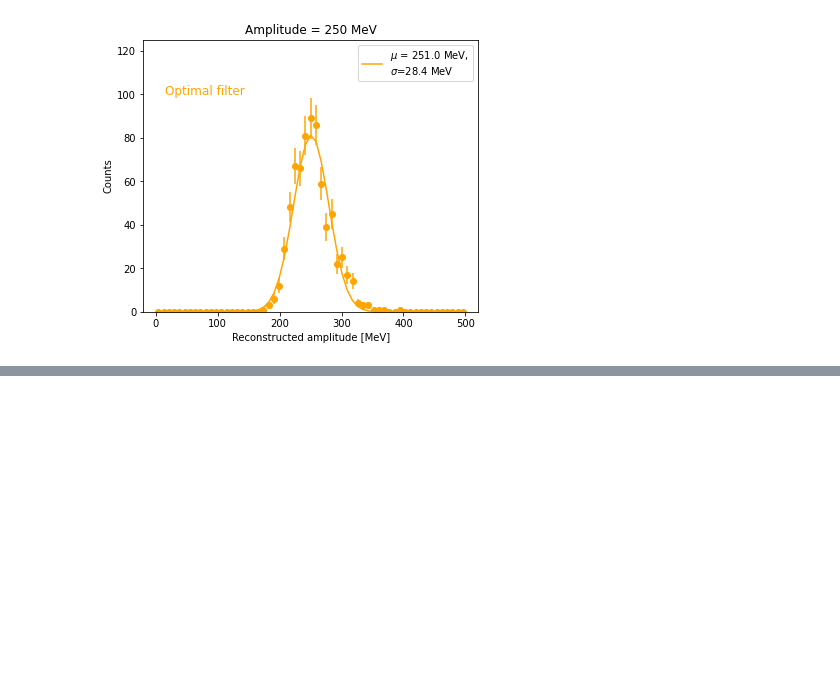
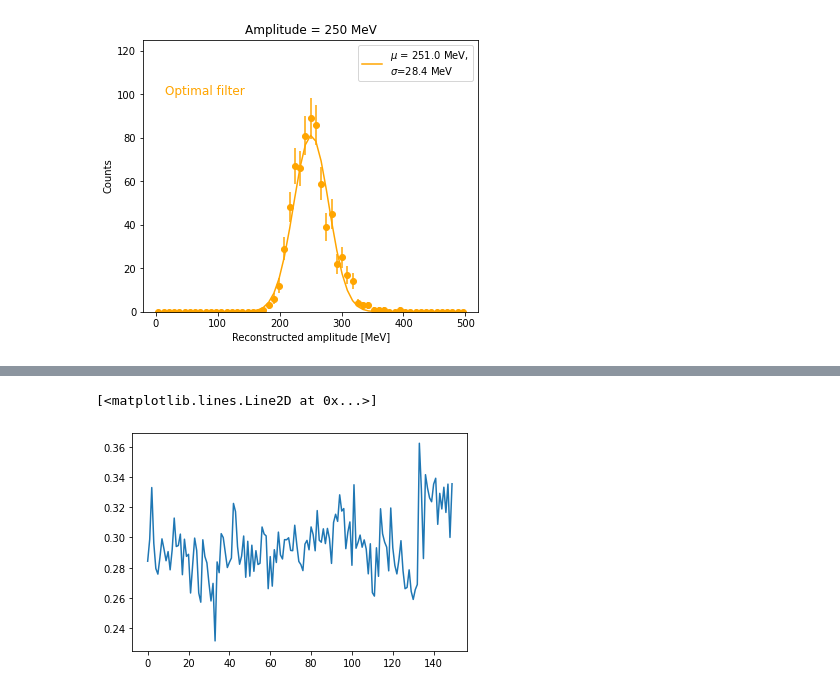
Before and after one commit to Moore-Lab/decay_analysis, a Jupyter notebook: analyze_alpha_data_20231110.ipynb, the cells around one changed output, grey strips where cells are left out. Drawn from its saved outputs; the diff is of its cells as text; code cells hidden in the pictures; blank space fills up the shorter version.

```diff
--- a/analyze_alpha_data_20231110.ipynb
+++ b/analyze_alpha_data_20231110.ipynb
@@ -202,0 +227,30 @@ for i,filt_amps in enumerate(amp_dicts):
+# %%
+importlib.reload(bu)
+
+amp_dict = {}
+
+num_pts_per_charge_recon = 2**13 ## points to use in each fft segment for charge reconstruction
+
+for freq in drive_file_dict.keys():
+
+    amp_dict[freq] = {}
+
+    for amp in drive_file_dict[freq].keys():
+
+        corr_vec = []
+
+        flist = drive_file_dict[freq][amp]
+
+        print("Working on %d Hz, %d mV"%(freq, amp))
+
+        for i, f in enumerate(flist):
+
+            cdat, attr, fhandle = bu.get_data(f)
+
+            curr_corr_vec = bu.signed_correlation_with_drive(cdat, attr, nperseg=num_pts_per_charge_recon, drive_idx=10)
+            if(i == 0):
+                corr_vec = 1.0*curr_corr_vec
+            else:
+                corr_vec = np.vstack((corr_vec, curr_corr_vec))
+
+        amp_dict[freq][amp] = corr_vec
@@ -202,0 +316,6 @@ for i,filt_amps in enumerate(amp_dicts):
+# %%
+cal_fac = 0.072 * np.median(corr_vec[:,3])/170.5 ## scaling to nominal previous calibration factor
+plt.plot(amp_dict[111][200][:,2]/cal_fac)
+# %% [output]
+[<matplotlib.lines.Line2D at 0x...>]
+[figure, added]
```
Also changed, not shown: parts of 5 cells of this notebook, 2 other files.
